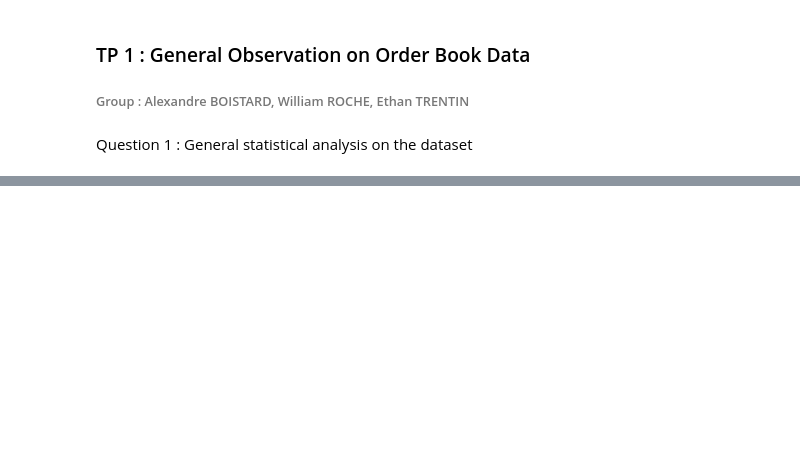
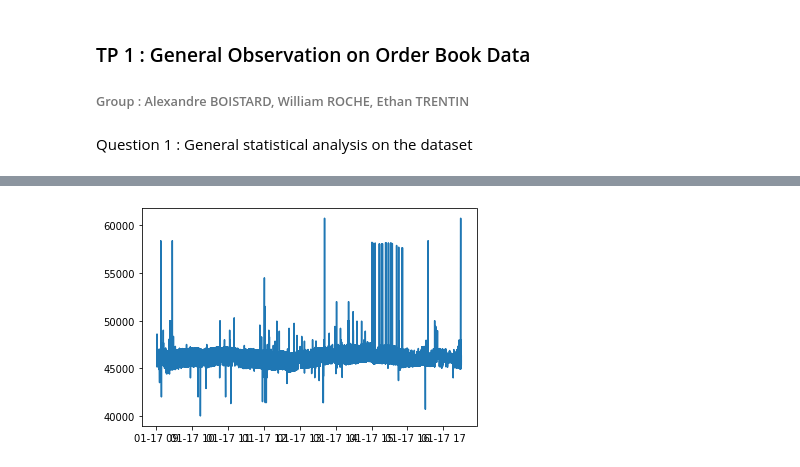
Before and after one commit to ethantrentin/High-Frequency-Data-Limit-Order-Books, a Jupyter notebook: DHF-LAB1-BOISTARD-ROCHE-TRENTIN.ipynb, the cells around one changed output, grey strips where cells are left out. Cells and saved outputs as stored; diff of their text form; code cells hidden in the pictures; blank space fills up the shorter version.

```diff
--- a/DHF-LAB1-BOISTARD-ROCHE-TRENTIN.ipynb
+++ b/DHF-LAB1-BOISTARD-ROCHE-TRENTIN.ipynb
@@ -19,9 +19,5 @@ Question 1 : General statistical analysis on the dataset
 # %%
 # step 1 : load the data
 Path = sys.path[0] + "\\Data\\SG"
-# Let's loop on the file names inside the SG folder
-for filename in os.listdir(Path):
-    # Create a df name that changes along with the filename
-
-    filename_df = pd.read_csv(Path + "\\" + filename, compression = 'gzip')
-    filename_df.drop(first_df.columns[0], axis = 1, inplace = True)
+filename_df = pd.read_csv(Path + "\\SG_20170117.csv.gz", compression = 'gzip')
+filename_df.drop(filename_df.columns[0], axis = 1, inplace = True)
@@ -41,0 +40,4 @@ for filename in os.listdir(Path):
+# %%
+# Convert timestamps to datetime objects
+filename_df['ets'] = pd.to_datetime(filename_df['ets'], format="%Y%m%d:%H:%M:%S.%f")
+filename_df
@@ -41,0 +58,6 @@ for filename in os.listdir(Path):
+# %%
+# We are first going to plot the price of the stock over time
+plt.plot(filename_df['ets'], filename_df['eprice'])
+plt.show()
+# %% [output]
+[figure, added]
```
Also changed, not shown: parts of 5 cells of this notebook.
